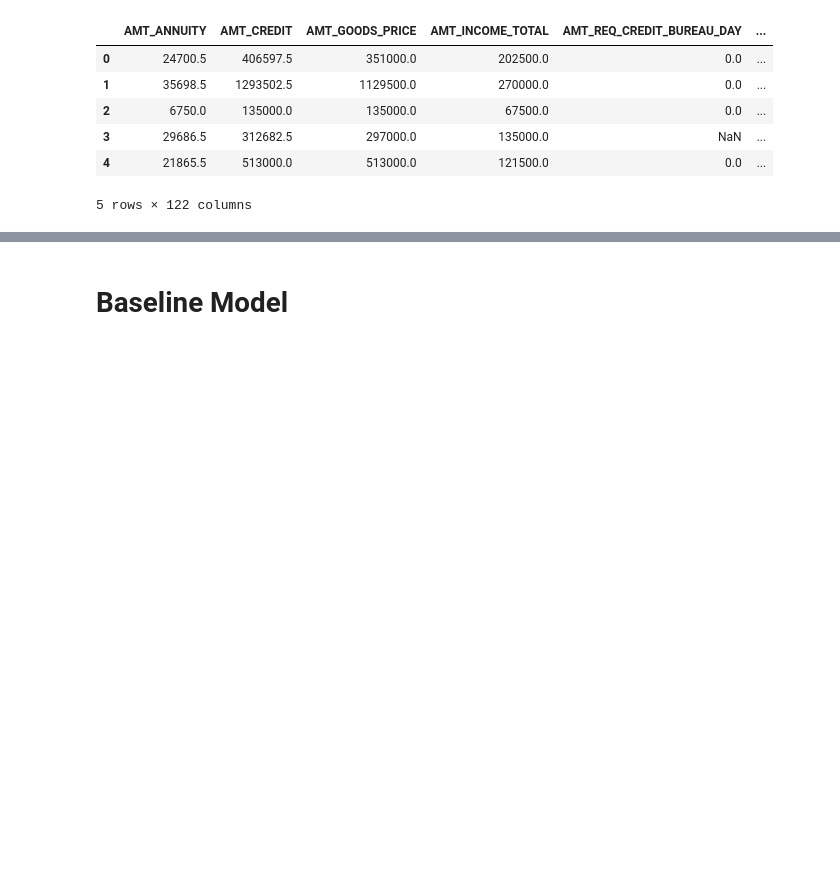
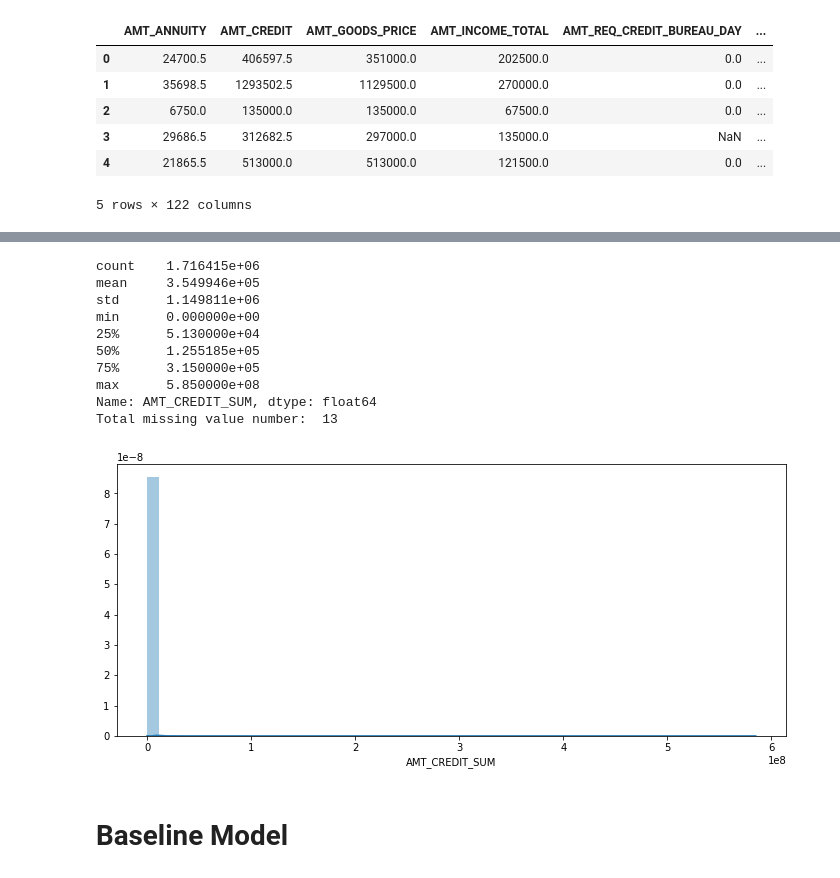
Before and after one commit to haataa/Home-Credit-Default-Risk, a Jupyter notebook: credit_default_predict.ipynb, the cells around one changed output, grey strips where cells are left out. Saved outputs shown, nothing was run; the diff lists cells and outputs as text; code cells hidden in the pictures; blank space fills up the shorter version.

```diff
--- a/credit_default_predict.ipynb
+++ b/credit_default_predict.ipynb
@@ -571,3 +602,17 @@ app_clean.head()
+# %%
+check_distribution(bureau,'AMT_CREDIT_SUM')
+# %% [output]
+count    1.716415e+06
+mean     3.549946e+05
+std      1.149811e+06
+min      0.000000e+00
+25%      5.130000e+04
+50%      1.255185e+05
+75%      3.150000e+05
+max      5.850000e+08
+Name: AMT_CREDIT_SUM, dtype: float64
+Total missing value number:  13
+[figure, added]
 # %% [markdown]
 # Baseline Model
 # %%
```
Also changed, not shown: parts of 8 cells of this notebook.
